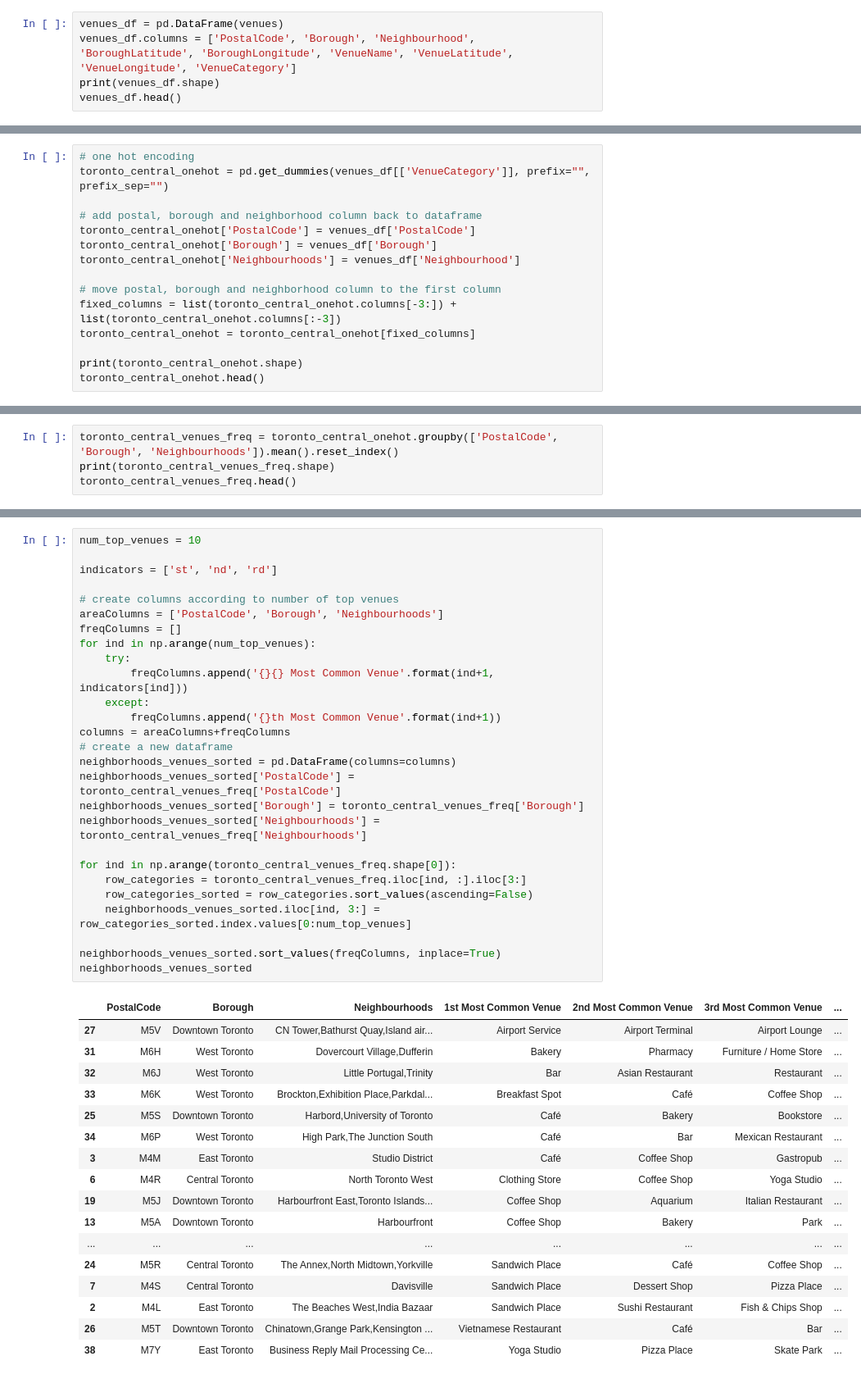
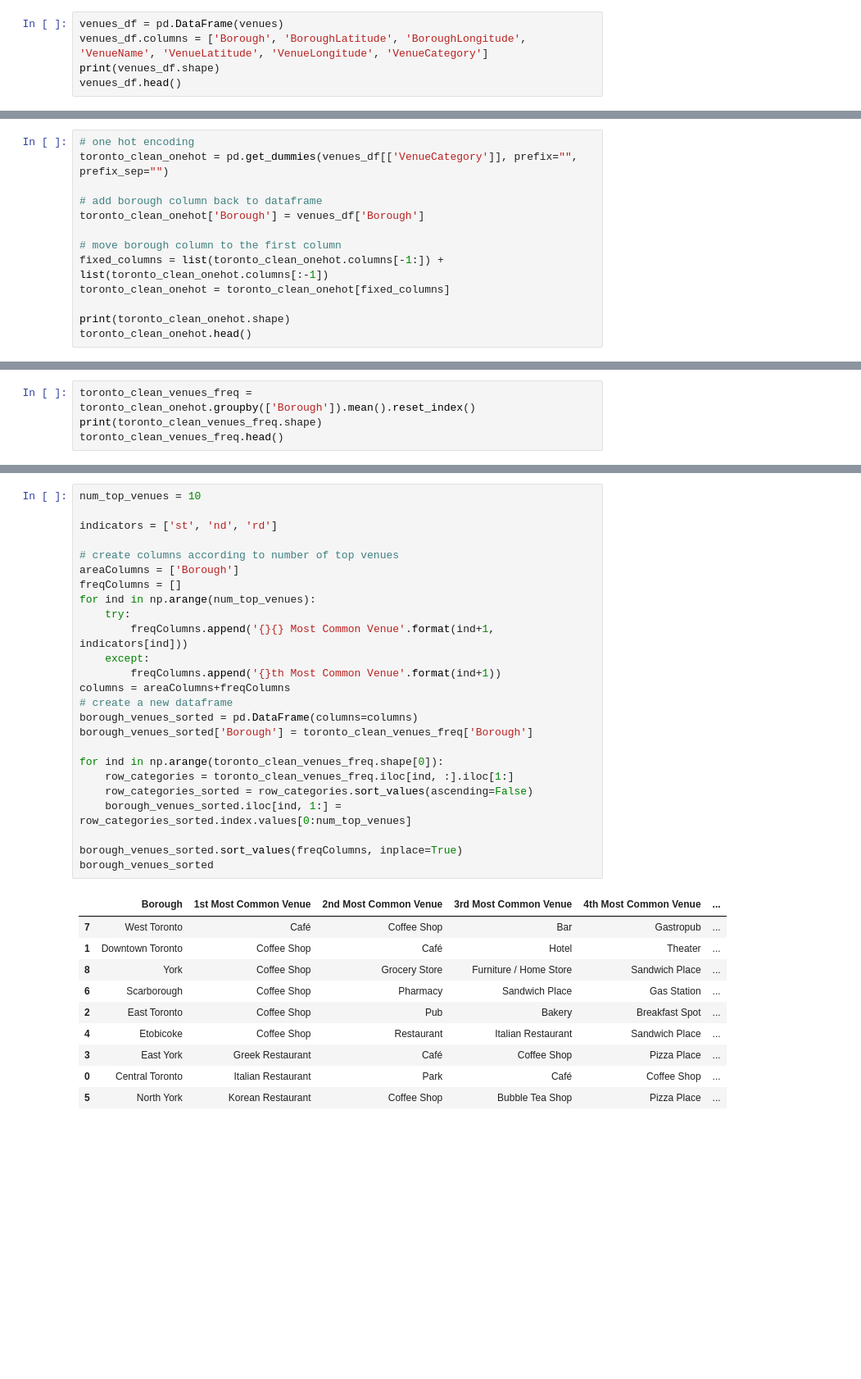
Before and after one commit to theoblank/Data-Science-Capstone, a Jupyter notebook: IBM Data Science Capstone Project.ipynb, the cells around one changed output, grey strips where cells are left out. Shown: that part at 82% size. Saved outputs shown, nothing was run; the diff lists cells and outputs as text; blank space fills up the shorter version.

```diff
--- a/IBM Data Science Capstone Project.ipynb
+++ b/IBM Data Science Capstone Project.ipynb
@@ -270,7 +264,7 @@ for lat, long, post, borough, neighborhood in zip(toronto_central_df['Latitude']
             venue['venue']['categories'][0]['name']))
 # %%
 venues_df = pd.DataFrame(venues)
-venues_df.columns = ['PostalCode', 'Borough', 'Neighbourhood', 'BoroughLatitude', 'BoroughLongitude', 'VenueName', 'VenueLatitude', 'VenueLongitude', 'VenueCategory']
+venues_df.columns = ['Borough', 'BoroughLatitude', 'BoroughLongitude', 'VenueName', 'VenueLatitude', 'VenueLongitude', 'VenueCategory']
 print(venues_df.shape)
 venues_df.head()
 # %% [output]
@@ -308,16 +296,14 @@ Name: VenueName, dtype: int64
 # %%
 # one hot encoding
-toronto_central_onehot = pd.get_dummies(venues_df[['VenueCategory']], prefix="", prefix_sep="")
+toronto_clean_onehot = pd.get_dummies(venues_df[['VenueCategory']], prefix="", prefix_sep="")
 
-# add postal, borough and neighborhood column back to dataframe
-toronto_central_onehot['PostalCode'] = venues_df['PostalCode']
-toronto_central_onehot['Borough'] = venues_df['Borough']
-toronto_central_onehot['Neighbourhoods'] = venues_df['Neighbourhood']
+# add borough column back to dataframe
+toronto_clean_onehot['Borough'] = venues_df['Borough']
 
-# move postal, borough and neighborhood column to the first column
-fixed_columns = list(toronto_central_onehot.columns[-3:]) + list(toronto_central_onehot.columns[:-3])
-toronto_central_onehot = toronto_central_onehot[fixed_columns]
+# move borough column to the first column
+fixed_columns = list(toronto_clean_onehot.columns[-1:]) + list(toronto_clean_onehot.columns[:-1])
+toronto_clean_onehot = toronto_clean_onehot[fixed_columns]
 
-print(toronto_central_onehot.shape)
-toronto_central_onehot.head()
+print(toronto_clean_onehot.shape)
+toronto_clean_onehot.head()
 # %% [output]
@@ -334,5 +320,5 @@ toronto_central_onehot.head()
 # %%
-toronto_central_venues_freq = toronto_central_onehot.groupby(['PostalCode', 'Borough', 'Neighbourhoods']).mean().reset_index()
-print(toronto_central_venues_freq.shape)
-toronto_central_venues_freq.head()
+toronto_clean_venues_freq = toronto_clean_onehot.groupby(['Borough']).mean().reset_index()
+print(toronto_clean_venues_freq.shape)
+toronto_clean_venues_freq.head()
 # %% [output]
@@ -349,48 +335,39 @@ toronto_central_venues_freq.head()
 # %%
 num_top_venues = 10
 
 indicators = ['st', 'nd', 'rd']
 
 # create columns according to number of top venues
-areaColumns = ['PostalCode', 'Borough', 'Neighbourhoods']
+areaColumns = ['Borough']
 freqColumns = []
 for ind in np.arange(num_top_venues):
     try:
         freqColumns.append('{}{} Most Common Venue'.format(ind+1, indicators[ind]))
     except:
         freqColumns.append('{}th Most Common Venue'.format(ind+1))
 columns = areaColumns+freqColumns
 # create a new dataframe
-neighborhoods_venues_sorted = pd.DataFrame(columns=columns)
-neighborhoods_venues_sorted['PostalCode'] = toronto_central_venues_freq['PostalCode']
-neighborhoods_venues_sorted['Borough'] = toronto_central_venues_freq['Borough']
-neighborhoods_venues_sorted['Neighbourhoods'] = toronto_central_venues_freq['Neighbourhoods']
+borough_venues_sorted = pd.DataFrame(columns=columns)
+borough_venues_sorted['Borough'] = toronto_clean_venues_freq['Borough']
 
-for ind in np.arange(toronto_central_venues_freq.shape[0]):
-    row_categories = toronto_central_venues_freq.iloc[ind, :].iloc[3:]
+for ind in np.arange(toronto_clean_venues_freq.shape[0]):
+    row_categories = toronto_clean_venues_freq.iloc[ind, :].iloc[1:]
     row_categories_sorted = row_categories.sort_values(ascending=False)
-    neighborhoods_venues_sorted.iloc[ind, 3:] = row_categories_sorted.index.values[0:num_top_venues]
+    borough_venues_sorted.iloc[ind, 1:] = row_categories_sorted.index.values[0:num_top_venues]
 
-neighborhoods_venues_sorted.sort_values(freqColumns, inplace=True)
-neighborhoods_venues_sorted
+borough_venues_sorted.sort_values(freqColumns, inplace=True)
+borough_venues_sorted
 # %% [output]
-|  | PostalCode | Borough | Neighbourhoods | 1st Most Common Venue | 2nd Most Common Venue | 3rd Most Common Venue | ... |
-| 27 | M5V | Downtown Toronto | CN Tower,Bathurst Quay,Island air... | Airport Service | Airport Terminal | Airport Lounge | ... |
-| 31 | M6H | West Toronto | Dovercourt Village,Dufferin | Bakery | Pharmacy | Furniture / Home Store | ... |
-| 32 | M6J | West Toronto | Little Portugal,Trinity | Bar | Asian Restaurant | Restaurant | ... |
-| 33 | M6K | West Toronto | Brockton,Exhibition Place,Parkdal... | Breakfast Spot | Café | Coffee Shop | ... |
-| 25 | M5S | Downtown Toronto | Harbord,University of Toronto | Café | Bakery | Bookstore | ... |
-| 34 | M6P | West Toronto | High Park,The Junction South | Café | Bar | Mexican Restaurant | ... |
-| 3 | M4M | East Toronto | Studio District | Café | Coffee Shop | Gastropub | ... |
-| 6 | M4R | Central Toronto | North Toronto West | Clothing Store | Coffee Shop | Yoga Studio | ... |
-| 19 | M5J | Downtown Toronto | Harbourfront East,Toronto Islands... | Coffee Shop | Aquarium | Italian Restaurant | ... |
-| 13 | M5A | Downtown Toronto | Harbourfront | Coffee Shop | Bakery | Park | ... |
-| ... | ... | ... | ... | ... | ... | ... | ... |
-| 24 | M5R | Central Toronto | The Annex,North Midtown,Yorkville | Sandwich Place | Café | Coffee Shop | ... |
-| 7 | M4S | Central Toronto | Davisville | Sandwich Place | Dessert Shop | Pizza Place | ... |
-| 2 | M4L | East Toronto | The Beaches West,India Bazaar | Sandwich Place | Sushi Restaurant | Fish & Chips Shop | ... |
-| 26 | M5T | Downtown Toronto | Chinatown,Grange Park,Kensington ... | Vietnamese Restaurant | Café | Bar | ... |
-| 38 | M7Y | East Toronto | Business Reply Mail Processing Ce... | Yoga Studio | Pizza Place | Skate Park | ... |
+|  | Borough | 1st Most Common Venue | 2nd Most Common Venue | 3rd Most Common Venue | 4th Most Common Venue | ... |
+| 7 | West Toronto | Café | Coffee Shop | Bar | Gastropub | ... |
+| 1 | Downtown Toronto | Coffee Shop | Café | Hotel | Theater | ... |
+| 8 | York | Coffee Shop | Grocery Store | Furniture / Home Store | Sandwich Place | ... |
+| 6 | Scarborough | Coffee Shop | Pharmacy | Sandwich Place | Gas Station | ... |
+| 2 | East Toronto | Coffee Shop | Pub | Bakery | Breakfast Spot | ... |
+| 4 | Etobicoke | Coffee Shop | Restaurant | Italian Restaurant | Sandwich Place | ... |
+| 3 | East York | Greek Restaurant | Café | Coffee Shop | Pizza Place | ... |
+| 0 | Central Toronto | Italian Restaurant | Park | Café | Coffee Shop | ... |
+| 5 | North York | Korean Restaurant | Coffee Shop | Bubble Tea Shop | Pizza Place | ... |
 # %% [markdown]
 ## Clustering areas
 # %%
```
Also changed, not shown: parts of 41 cells of this notebook.
